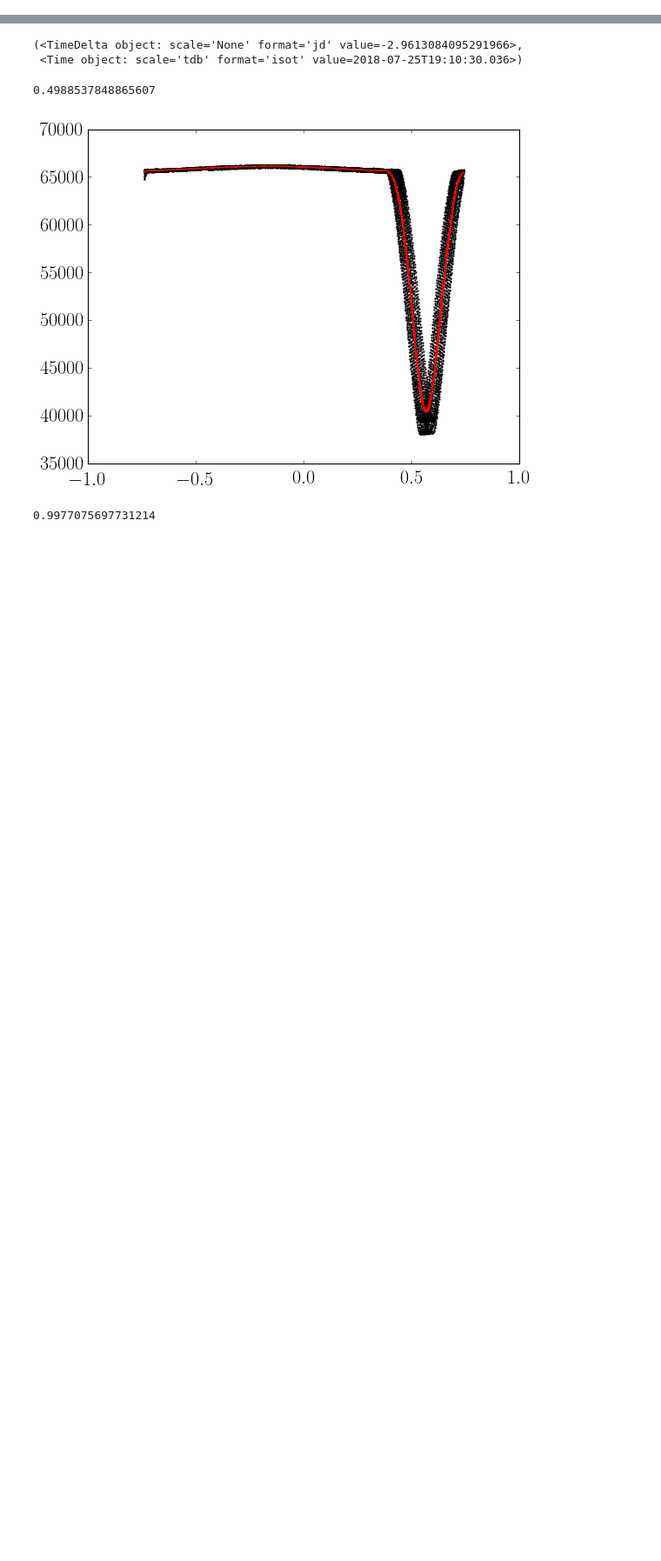
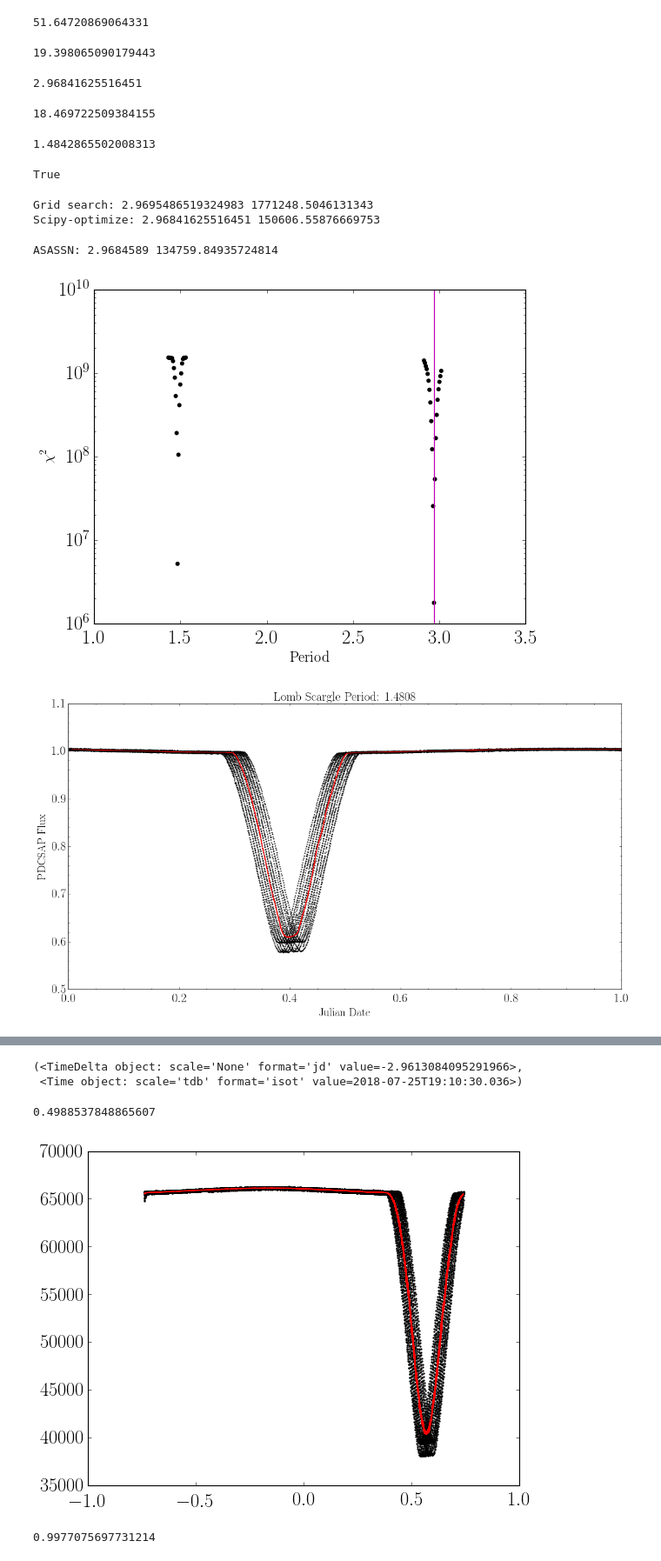
Before and after one commit to jbirky/tess_binaries, a Jupyter notebook: notebooks/phase_dispersion_minimization.ipynb, the cells around one changed output, grey strips where cells are left out. Shown: that part at 87% size. Drawn from its saved outputs; the diff is of its cells as text; code cells hidden in the pictures; blank space fills up the shorter version.

```diff
--- a/notebooks/phase_dispersion_minimization.ipynb
+++ b/notebooks/phase_dispersion_minimization.ipynb
@@ -36,0 +42,4 @@ import tess_binaries as tb
+# %%
+k = 17
+lc = tb.LightCurve(tic_id=sample['tic_id'][k])
+lc.powerSpectrum()
@@ -36,0 +51,75 @@ import tess_binaries as tb
+# %%
+a = np.linspace(lc.best_period-.05, lc.best_period+.05, 20)
+b = np.linspace(2*lc.best_period-.05, 2*lc.best_period+.05, 20)
+periods = np.concatenate((a,b))
+
+t0 = time.time()
+chivals = tb.phaseDispersionMinimization(lc, window=100, periods=periods)
+print(time.time() - t0)
+# %% [output]
+51.64720869064331
+# %%
+def PDM(period, window=100, **kwargs):
+
+#     lc = kwargs.get('lc')
+    lc.phaseFold(period=period)
+    lc.smoothData(window=window)
+
+    chi_val = np.nansum(((lc.phase_flux - lc.bin_flux)/lc.phase_flux_err)**2)
+
+    return chi_val
+
+t0 = time.time()
+res = minimize_scalar(PDM, bounds=(2*lc.best_period-.1, 2*lc.best_period+.1), method='bounded')
+print(time.time() - t0)
+res.x
+# %% [output]
+19.398065090179443
+2.96841625516451
+# %%
+t0 = time.time()
+r2 = minimize_scalar(PDM, bounds=(lc.best_period-.1, lc.best_period+.1), method='bounded')
+print(time.time() - t0)
+r2.x
+# %% [output]
+18.469722509384155
+1.4842865502008313
+# %%
+r2.fun > res.x
+# %% [output]
+True
+# %%
+print('Grid search:', periods[np.argmin(chivals)], min(chivals))
+print('Scipy-optimize:', res.x, res.fun)
+print('ASASSN:', sample['period'][k], PDM(sample['period'][k]))
+
+plt.figure(figsize=[8,6])
+plt.scatter(periods, chivals, color='k', edgecolor='none')
+plt.axvline(sample['period'][k], color='r')
+plt.axvline(periods[np.argmin(chivals)], color='m')
+plt.ylabel(r'$\chi^2$', fontsize=15)
+plt.xlabel('Period', fontsize=15)
+plt.yscale('log')
+plt.show()
+
+lc.phaseFold(period=lc.best_period)
+lc.smoothData(window=100)
+lc.plot(opt='smooth', title=f'Lomb Scargle Period: {round(lc.best_period,4)}')
+
+lc.phaseFold(period=periods[np.argmin(chivals)])
+lc.smoothData(window=100)
+lc.plot(opt='smooth', title=f'PDM Period (Grid-search): {round(periods[np.argmin(chivals)],4)}')
+
+lc.phaseFold(period=res.x)
+lc.smoothData(window=100)
+lc.plot(opt='smooth', title=f'PDM Period (Scipy-optimize): {round(res.x,4)}')
+
+lc.phaseFold(period=sample['period'][k])
+lc.smoothData(window=100)
+lc.plot(opt='smooth', title=f"ASASSN Period: {round(sample['period'][k],4)}")
+# %% [output]
+Grid search: 2.9695486519324983 1771248.5046131343
+Scipy-optimize: 2.96841625516451 150606.55876669753
+ASASSN: 2.9684589 134759.84935724814
+[figure, added]
+[figure, added]
```
Also changed, not shown: parts of 6 cells of this notebook, 2 other files.
